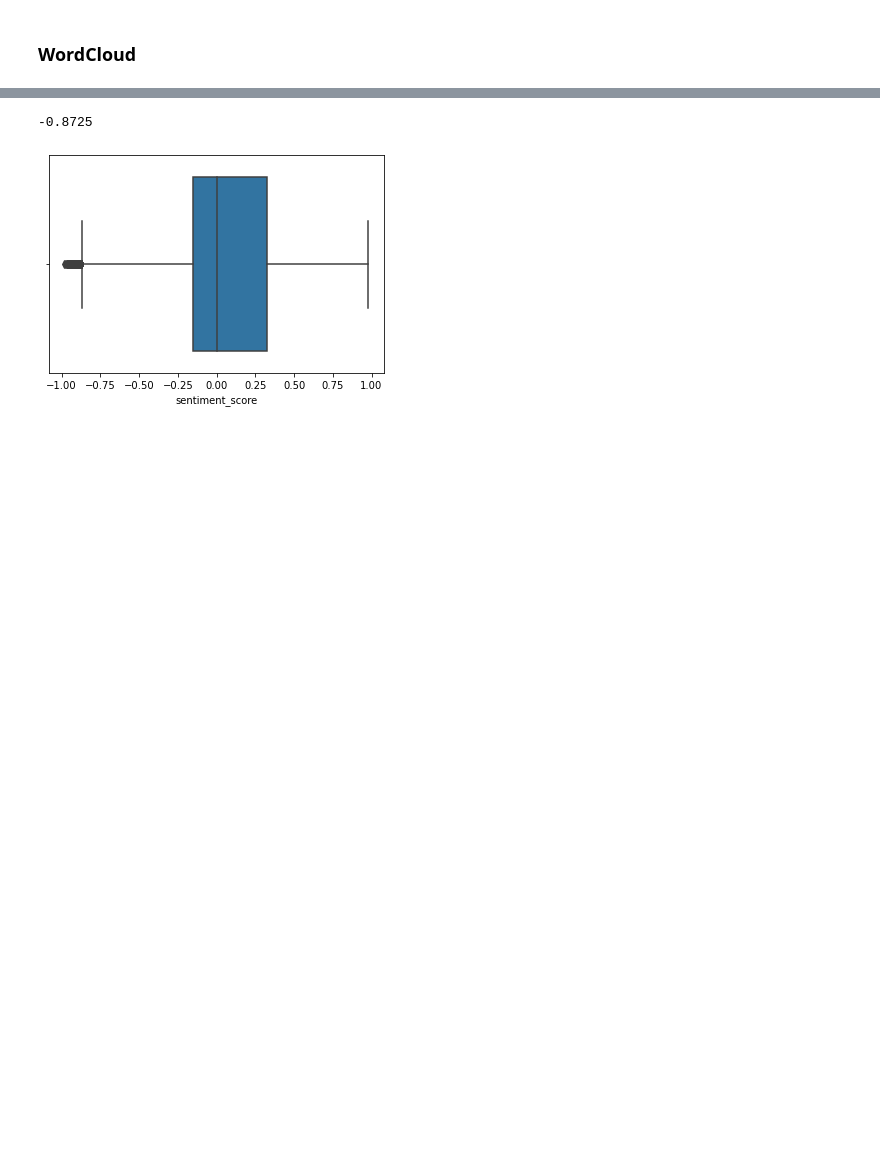
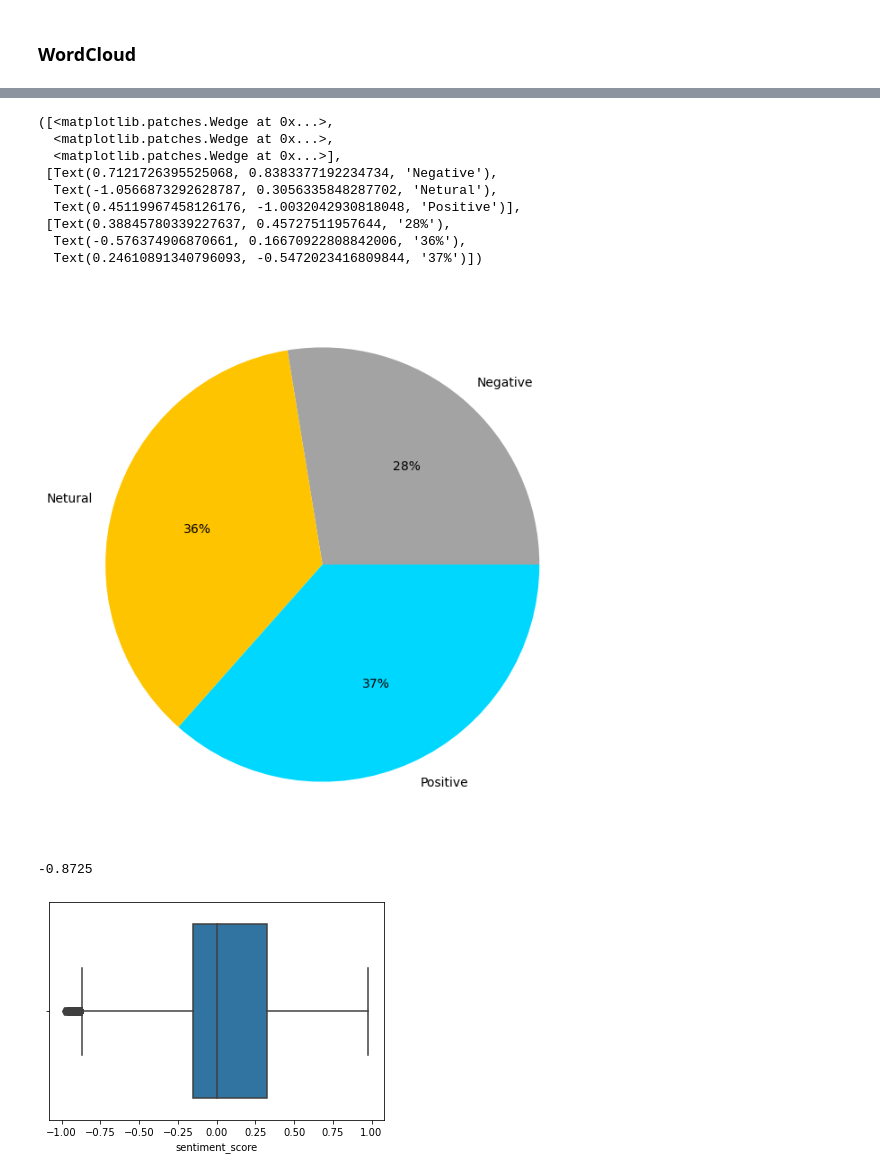
Before and after one commit to minzhih/CMPT353-Project, a Jupyter notebook: CMPT 353 project.ipynb, the cells around one changed output, grey strips where cells are left out. Saved outputs shown, nothing was run; the diff lists cells and outputs as text; code cells hidden in the pictures; blank space fills up the shorter version.

```diff
--- a/CMPT 353 project.ipynb
+++ b/CMPT 353 project.ipynb
@@ -129,0 +152,17 @@ sns.lineplot(data=data_agg, x="date", y="tweet_count", hue="sentiments")
+# %%
+#data_agg.groupby('sentiments').sum() to get the count numbers
+data_sum=[30945,40239,40999]
+data_lable=['Negative', 'Netural', 'Positive']
+colors = sns.color_palette('bright')[7:10]
+plt.pie(data_sum,labels = data_lable, colors = colors, autopct='%.0f%%')
+# %% [output]
+([<matplotlib.patches.Wedge at 0x...>,
+  <matplotlib.patches.Wedge at 0x...>,
+  <matplotlib.patches.Wedge at 0x...>],
+ [Text(0.7121726395525068, 0.8383377192234734, 'Negative'),
+  Text(-1.0566873292628787, 0.3056335848287702, 'Netural'),
+  Text(0.45119967458126176, -1.0032042930818048, 'Positive')],
+ [Text(0.38845780339227637, 0.45727511957644, '28%'),
+  Text(-0.576374906870661, 0.16670922808842006, '36%'),
+  Text(0.24610891340796093, -0.5472023416809844, '37%')])
+[figure, added]
```
Also changed, not shown: parts of 9 cells of this notebook.
